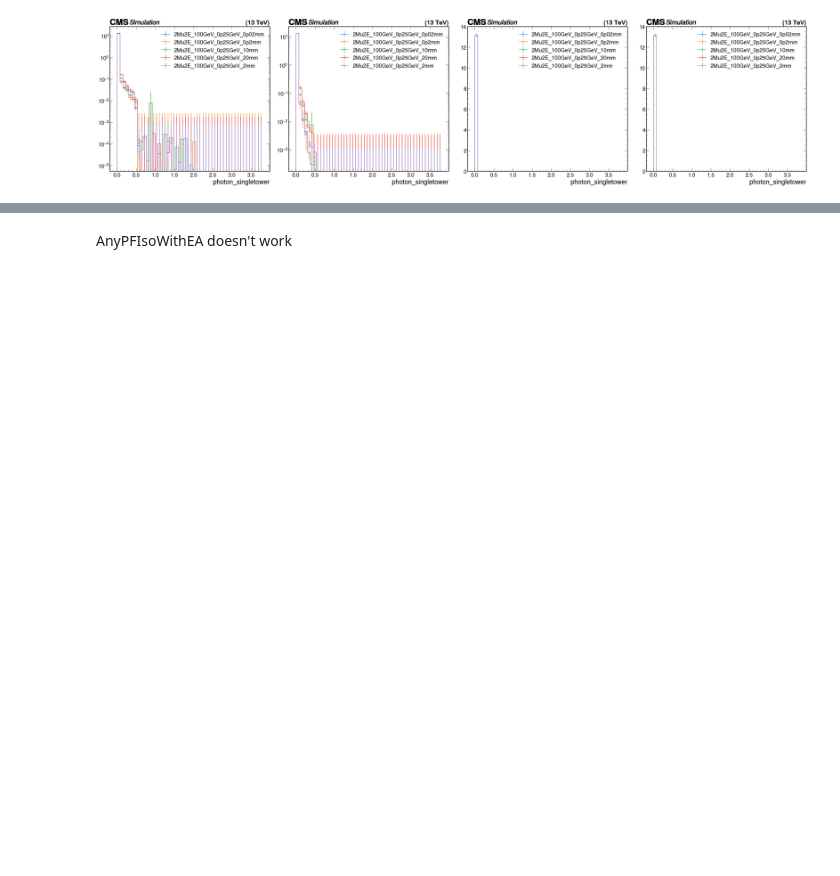
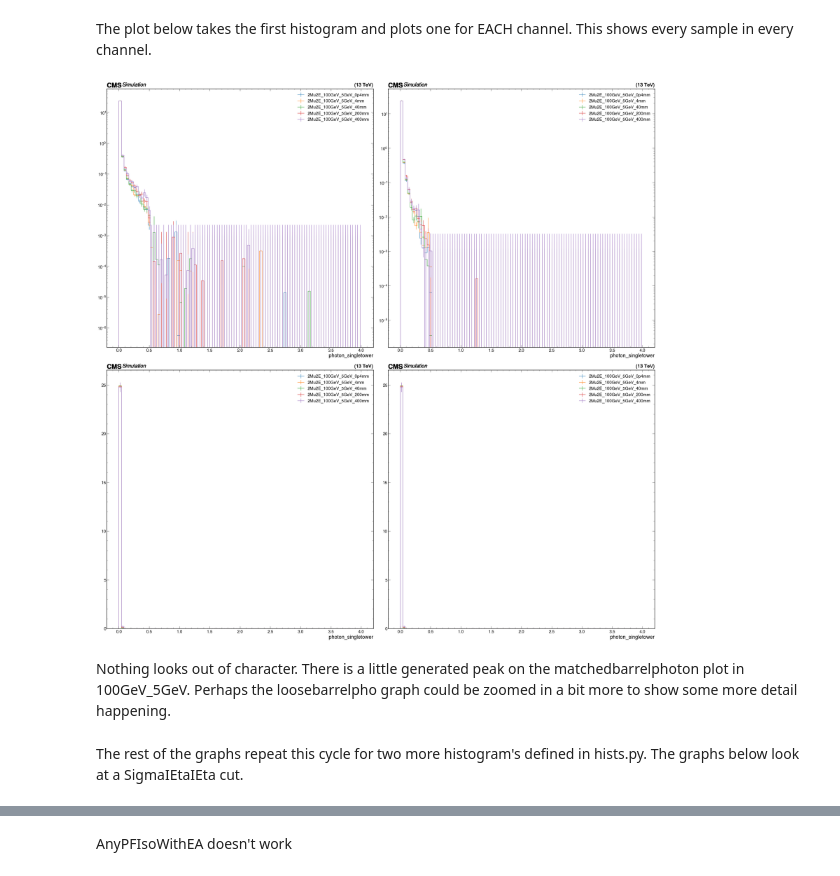
Before and after one commit to TJDeel/SIDM, a Jupyter notebook: sidm/studies/PhotonStudies.ipynb, the cells around one changed output, grey strips where cells are left out. Cells and saved outputs as stored; diff of their text form; code cells hidden in the pictures; blank space fills up the shorter version.

```diff
--- a/sidm/studies/PhotonStudies.ipynb
+++ b/sidm/studies/PhotonStudies.ipynb
@@ -31,20 +32,20 @@ samples1 = [
 samples2 = [
     "2Mu2E_100GeV_0p25GeV_0p02mm",
     "2Mu2E_100GeV_0p25GeV_0p2mm",
+    "2Mu2E_100GeV_0p25GeV_2mm",
     "2Mu2E_100GeV_0p25GeV_10mm",
-    "2Mu2E_100GeV_0p25GeV_20mm",
-    "2Mu2E_100GeV_0p25GeV_2mm"
+    "2Mu2E_100GeV_0p25GeV_20mm"
 ]
 
 samples3 = [
-    "2Mu2E_150GeV_0p25GeV_0p013mm",
-    "2Mu2E_150GeV_0p25GeV_0p13mm",
-    "2Mu2E_150GeV_0p25GeV_13mm",
-    "2Mu2E_150GeV_0p25GeV_1p3mm",
-    "2Mu2E_150GeV_0p25GeV_6p7mm"
+    "2Mu2E_100GeV_5GeV_0p4mm",
+    "2Mu2E_100GeV_5GeV_4mm",
+    "2Mu2E_100GeV_5GeV_40mm",
+    "2Mu2E_100GeV_5GeV_200mm",
+    "2Mu2E_100GeV_5GeV_400mm"
 ]
 
-samples=samples2
+samples=samples3
 fileset = utilities.make_fileset(samples, "ffntuple_v4")
 
 runner = processor.Runner(
@@ -119,31 +130,38 @@ looseBarrelpho and looseBarrelpho_matched seem to be the same. The only differen
+# %% [markdown]
+The plot below takes the first histogram and plots one for EACH channel. This shows every sample in every channel.
 # %%
-plt.subplots(1, 4, figsize=(40, 10))
-plt.subplot(1, 4, 1)
+plt.subplots(2, 2, figsize=(40, 40))
+plt.subplot(2, 2, 1)
 for sample in samples:
     utilities.plot(out[sample]["hists"]["photon_singletower"][channels[0], :], density=True, flow=None, label=sample)
 plt.legend()
 plt.yscale("log")
 
-plt.subplot(1, 4, 2)
+plt.subplot(2, 2, 2)
 for sample in samples:
     utilities.plot(out[sample]["hists"]["photon_singletower"][channels[1], :], density=True, flow=None, label=sample)
 plt.legend()
 plt.yscale("log")
 
-plt.subplot(1, 4, 3)
+plt.subplot(2, 2, 3)
 for sample in samples:
     utilities.plot(out[sample]["hists"]["photon_singletower"][channels[2], :], density=True, flow=None, label=sample)
 plt.legend()
 #plt.yscale("log")
 
-plt.subplot(1, 4, 4)
+plt.subplot(2, 2, 4)
 for sample in samples:
     utilities.plot(out[sample]["hists"]["photon_singletower"][channels[3], :], density=True, flow=None, label=sample)
 plt.legend()
 #plt.yscale("log")
 
 plt.tight_layout()
 # %% [output]
-[figure, old version]
+[figure, new version]
+# %% [markdown]
+Nothing looks out of character. There is a little generated peak on the matchedbarrelphoton plot in 100GeV_5GeV.
+Perhaps the loosebarrelpho graph could be zoomed in a bit more to show some more detail happening.
+# %% [markdown]
+The rest of the graphs repeat this cycle for two more histogram's defined in hists.py. The graphs below look at a SigmaIEtaIEta cut.
 # %%
 for sample in samples:
```
Also changed, not shown: parts of 21 cells of this notebook, 1 other file.
